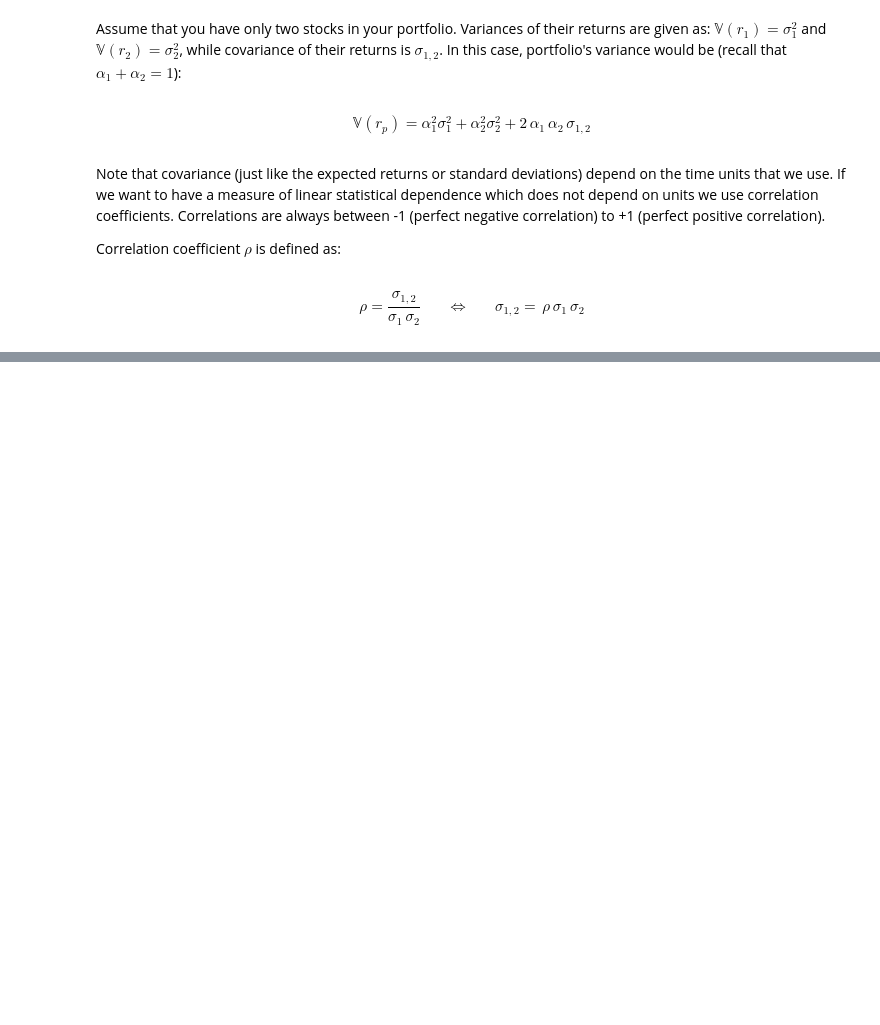
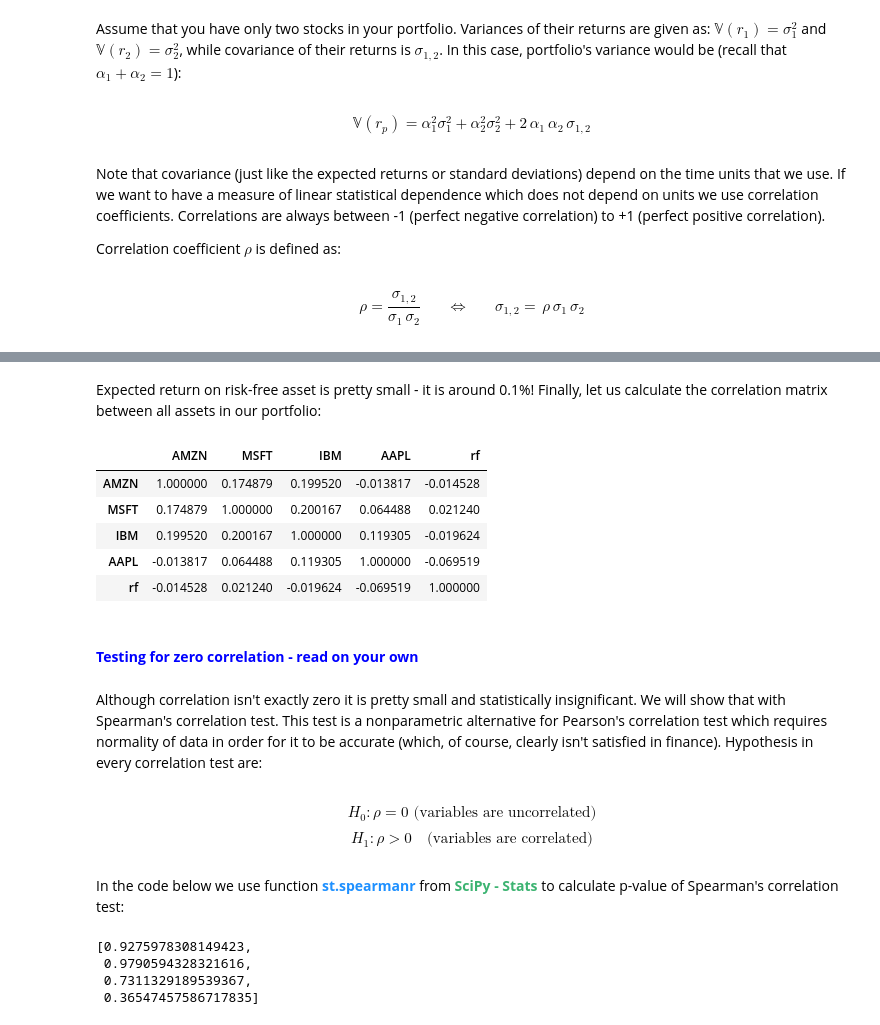
Before and after one commit to raketic-ognjen/introtoportfolioopt2, a Jupyter notebook: Introtoportfolioopt2.ipynb, the cells around one changed output, grey strips where cells are left out. Cells and saved outputs as stored; diff of their text form; code cells hidden in the pictures; blank space fills up the shorter version.

```diff
--- a/Introtoportfolioopt2.ipynb
+++ b/Introtoportfolioopt2.ipynb
@@ -92,0 +492,27 @@ $$\rho=\frac{\sigma_{1,2}}{\sigma_1\,\sigma_2}\,\,\,\,\,\,\,\,\,\, \Longleftrigh
+# %% [markdown]
+Expected return on risk-free asset is pretty small - it is around 0.1%! Finally, let us calculate the correlation matrix between all assets in our portfolio:
+# %%
+retMrf.corr()
+# %% [output]
+|  | AMZN | MSFT | IBM | AAPL | rf |
+| AMZN | 1.000000 | 0.174879 | 0.199520 | -0.013817 | -0.014528 |
+| MSFT | 0.174879 | 1.000000 | 0.200167 | 0.064488 | 0.021240 |
+| IBM | 0.199520 | 0.200167 | 1.000000 | 0.119305 | -0.019624 |
+| AAPL | -0.013817 | 0.064488 | 0.119305 | 1.000000 | -0.069519 |
+| rf | -0.014528 | 0.021240 | -0.019624 | -0.069519 | 1.000000 |
+# %% [markdown]
+#### <font color='Blue' style="font-size:25px"><b>Testing for zero correlation - read on your own</b></font>
+# %% [markdown]
+Although correlation isn't exactly zero it is pretty small and statistically insignificant. We will show that with Spearman's correlation test. This test is a nonparametric alternative for Pearson's correlation test which requires normality of data in order for it to be accurate (which, of course, clearly isn't satisfied in finance). Hypothesis in every correlation test are:
+# %% [markdown]
+$$H_0: \rho = 0\,\,\text{(variables are uncorrelated)}$$
+$$H_1: \rho > 0\,\,\,\,\,\,\text{(variables are correlated)}$$
+# %% [markdown]
+In the code below we use function <font color='DodgerBlue'><b>st.spearmanr</b></font> from <font color='mediumseagreen'><b>SciPy - Stats</b></font> to calculate p-value of Spearman's correlation test:
+# %%
+[st.spearmanr(retMrf.rf,retMrf[i])[1] for i in retM.columns]
+# %% [output]
+[0.9275978308149423,
+ 0.9790594328321616,
+ 0.7311329189539367,
+ 0.36547457586717835]
```
Also changed, not shown: parts of 213 cells of this notebook.
